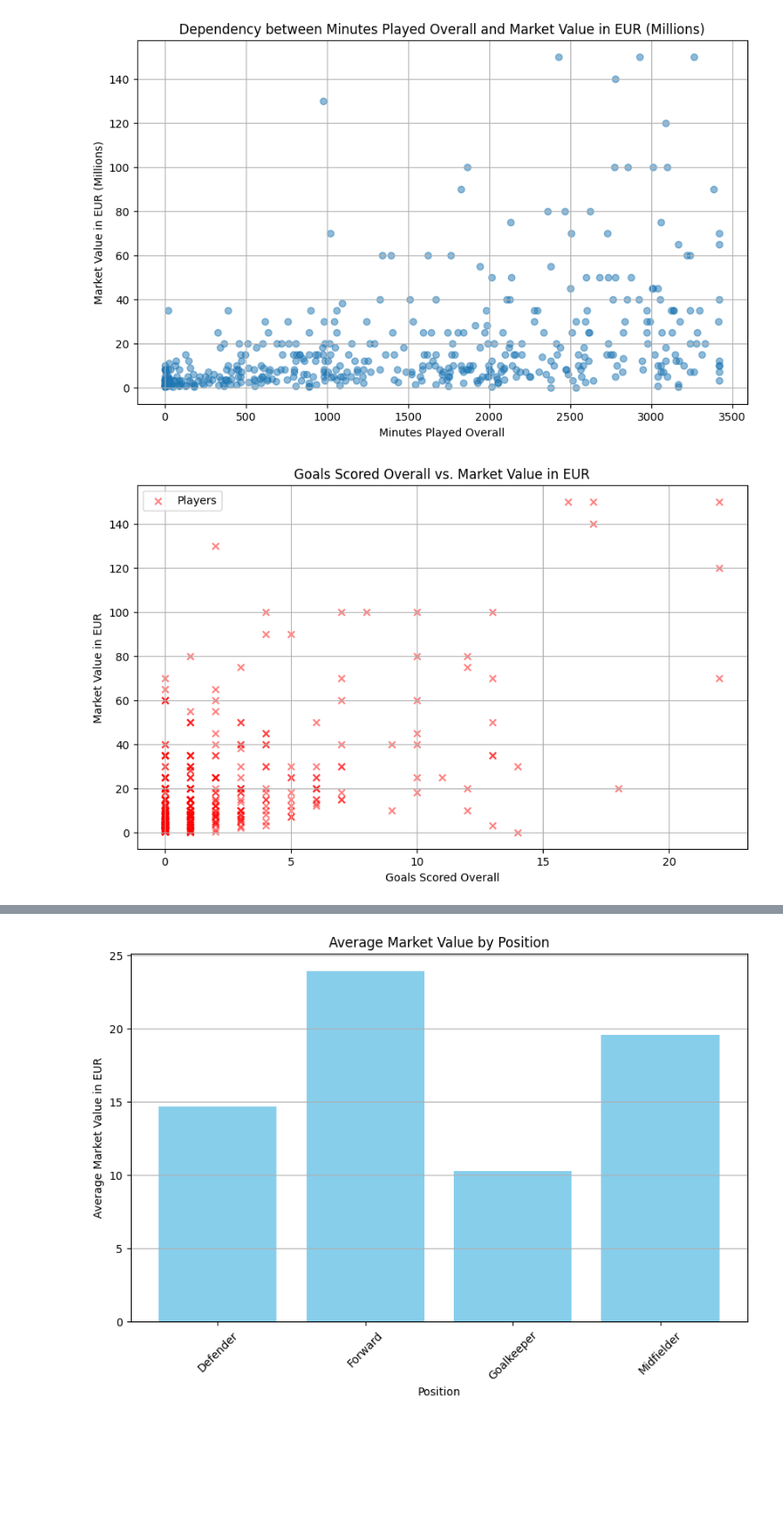
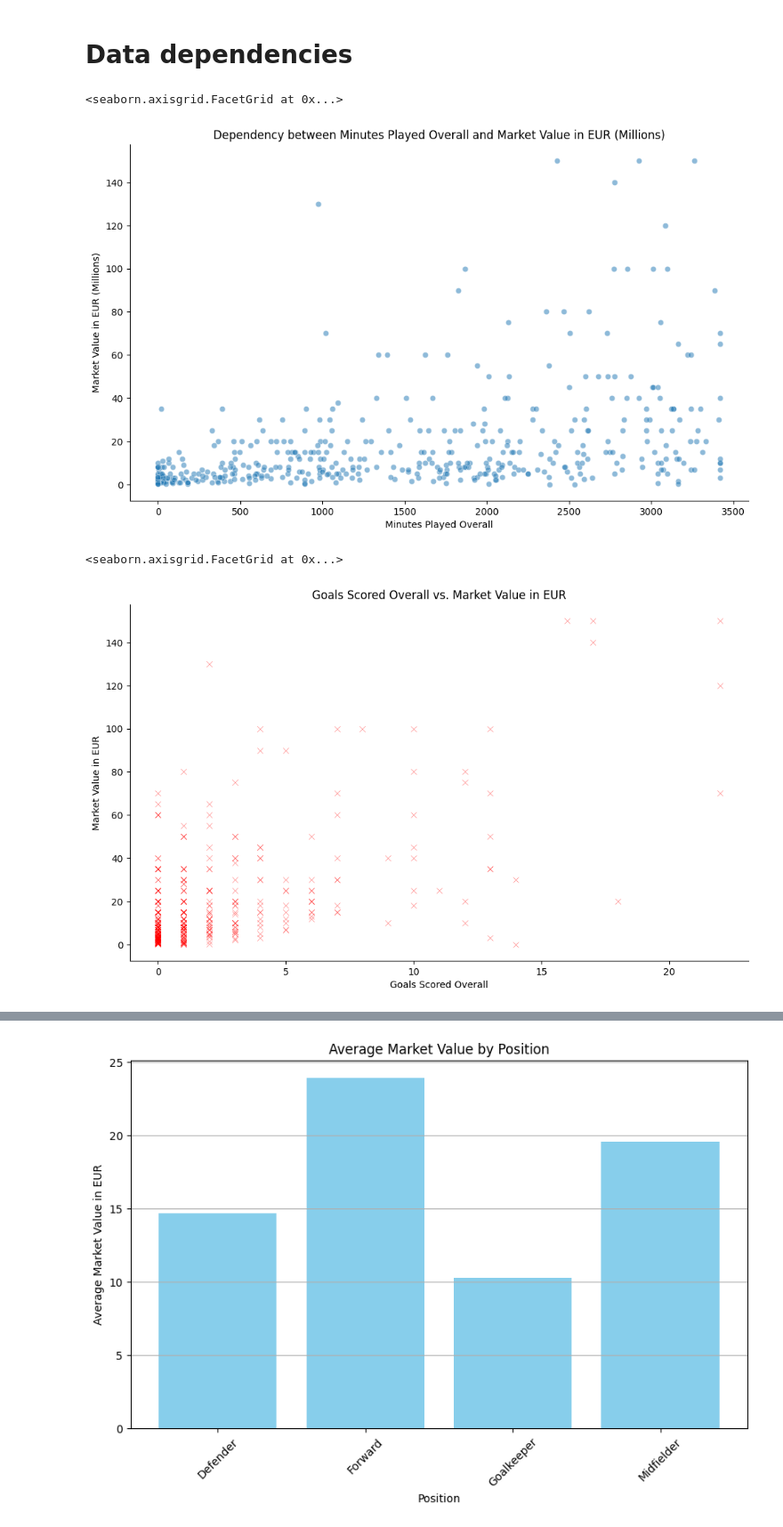
Before and after one commit to maxon461/MSiD, a Jupyter notebook: RAPORT/pythonProject/Raport.ipynb, the cells around one changed output, grey strips where cells are left out. Shown at 89% size. Saved outputs shown, nothing was run; the diff lists cells and outputs as text; code cells hidden in the pictures; blank space fills up the shorter version.

```diff
--- a/RAPORT/pythonProject/Raport.ipynb
+++ b/RAPORT/pythonProject/Raport.ipynb
@@ -120,30 +192,20 @@ print(df_filtered)
+# %% [markdown]
+# Data dependencies
 # %%
-import matplotlib.pyplot as plt
 
-df = pd.read_csv("test.csv")
+df = pd.read_csv("main.csv")
 
 df['market_value_in_eur'] = df['market_value_in_eur'] / 1000000
 
-# Create a scatter plot
-plt.figure(figsize=(10, 6))
-plt.scatter(df['minutes_played_overall'], df['market_value_in_eur'], alpha=0.5)
-plt.title('Dependency between Minutes Played Overall and Market Value in EUR (Millions)')
-plt.xlabel('Minutes Played Overall')
-plt.ylabel('Market Value in EUR (Millions)')
-plt.grid(True)
-plt.show()
+
+sns.relplot(x='minutes_played_overall', y='market_value_in_eur', data=df, alpha=0.5, height=6, aspect=10/6).set_axis_labels('Minutes Played Overall', 'Market Value in EUR (Millions)').set(title='Dependency between Minutes Played Overall and Market Value in EUR (Millions)')
 # %% [output]
+<seaborn.axisgrid.FacetGrid at 0x...>
-[figure, old version]
+[figure, new version]
 # %%
-plt.figure(figsize=(10, 6))
-plt.scatter(df['goals_overall'], df['market_value_in_eur'], alpha=0.5, marker='x', color='red', label='Players')
-plt.title('Goals Scored Overall vs. Market Value in EUR')
-plt.xlabel('Goals Scored Overall')
-plt.ylabel('Market Value in EUR')
-plt.grid(True)
-plt.legend()
-plt.show()
+sns.relplot(x='goals_overall', y='market_value_in_eur', data=df, alpha=0.5, marker='x', color='red', height=6, aspect=10/6).set_axis_labels('Goals Scored Overall', 'Market Value in EUR').set(title='Goals Scored Overall vs. Market Value in EUR')
 # %% [output]
+<seaborn.axisgrid.FacetGrid at 0x...>
-[figure, old version]
+[figure, new version]
 # %%
 
```
Also changed, not shown: parts of 46 cells of this notebook, 7 other files.
